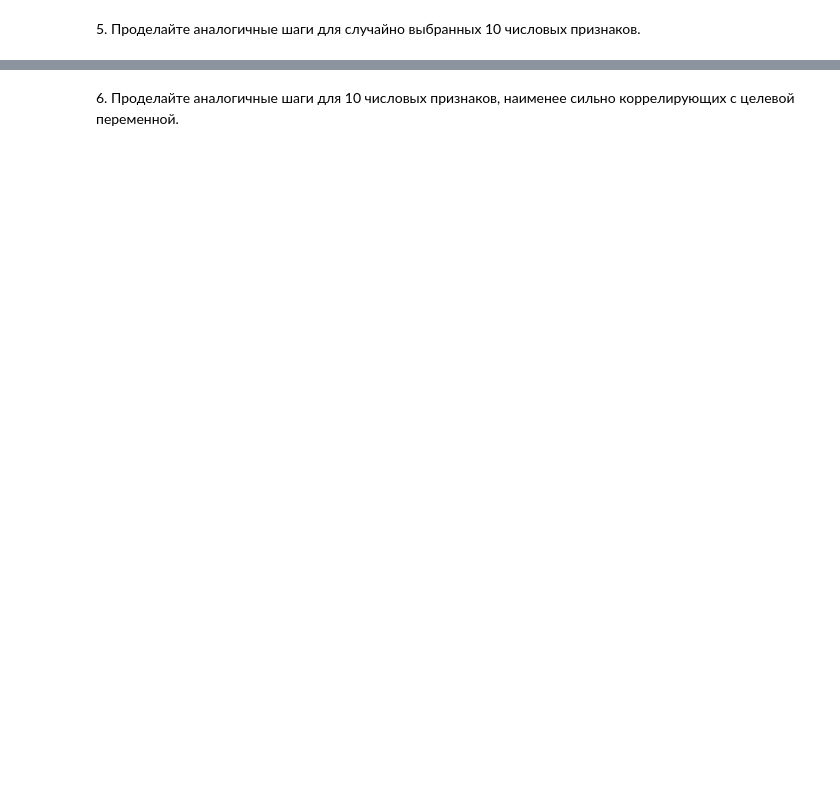
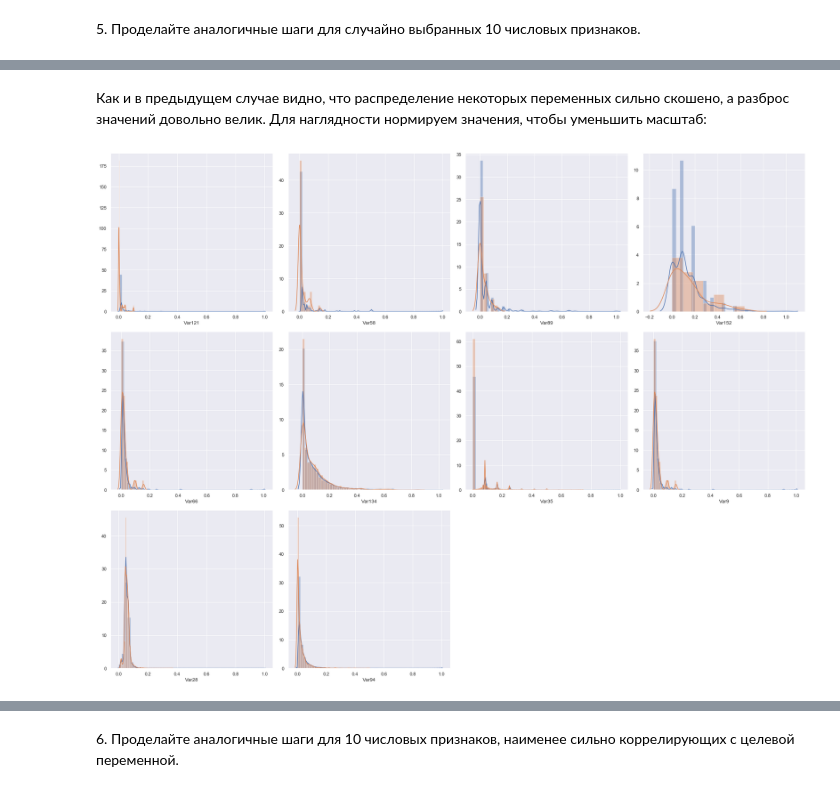
Before and after one commit to metelkinp/coursera-ml-churn-prediction, a Jupyter notebook: week_1.ipynb, the cells around one changed output, grey strips where cells are left out. Saved outputs shown, nothing was run; the diff lists cells and outputs as text; code cells hidden in the pictures; blank space fills up the shorter version.

```diff
--- a/week_1.ipynb
+++ b/week_1.ipynb
@@ -211,0 +217,7 @@ sns.scatterplot(x='Var113', y='Var153', data=tmp, hue='churn')
+# %%
+middle_earth = num_corrs.apply(np.abs).sort_values(by='correlation', ascending=False).index[20:-10].values
+np.random.seed(42)
+np.random.shuffle(middle_earth)
+
+sample_10 = middle_earth[:10]
+df[sample_10].describe().T
@@ -211,0 +236,10 @@ sns.scatterplot(x='Var113', y='Var153', data=tmp, hue='churn')
+# %% [markdown]
+Как и в предыдущем случае видно, что распределение некоторых переменных сильно скошено, а разброс значений довольно велик. Для наглядности нормируем значения, чтобы уменьшить масштаб:
+# %%
+norm_sample_10 = df[sample_10]
+norm_sample_10 = (norm_sample_10 - norm_sample_10.min()) / (norm_sample_10.max() - norm_sample_10.min())
+# %%
+# Вывод гистограмм распределения признаков
+plot_hist(norm_sample_10, 4)
+# %% [output]
+[figure, added]
```
Also changed, not shown: parts of 34 cells of this notebook.
